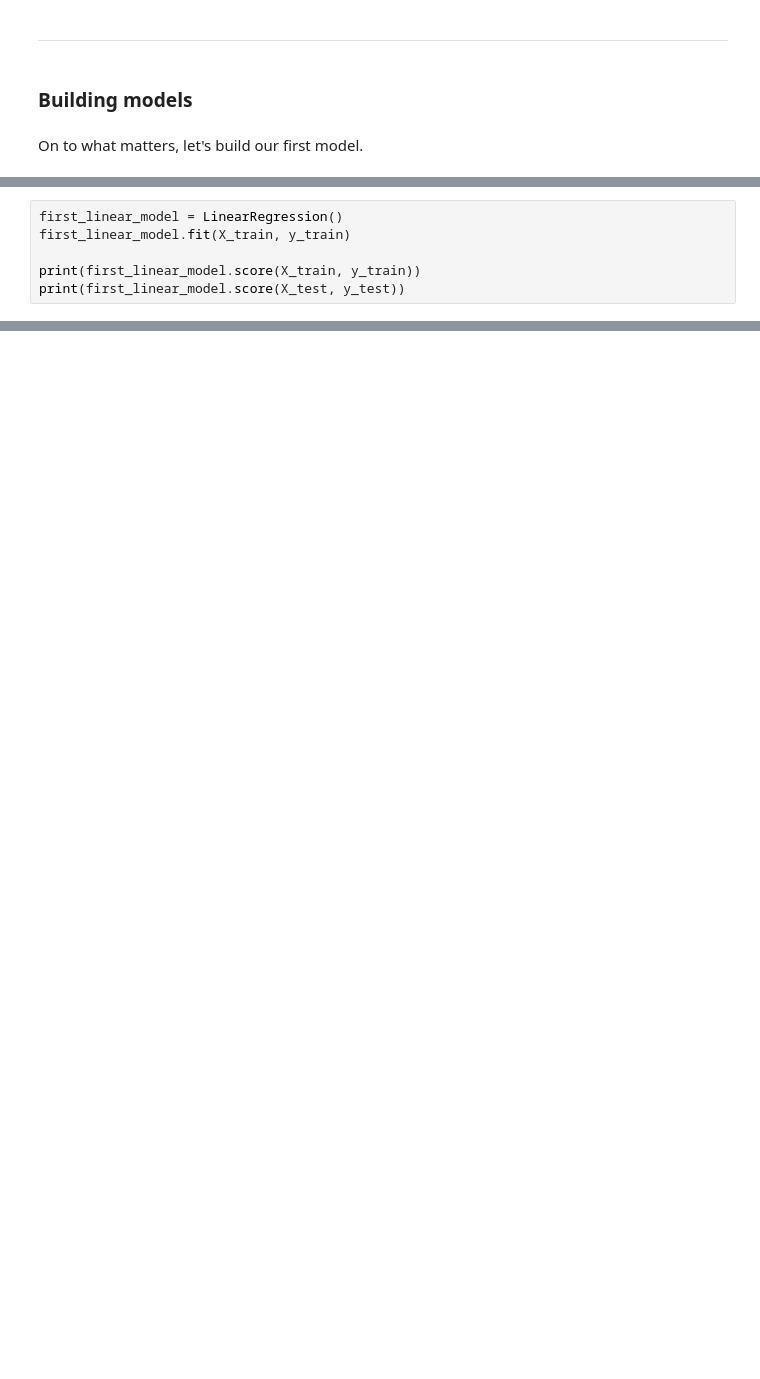
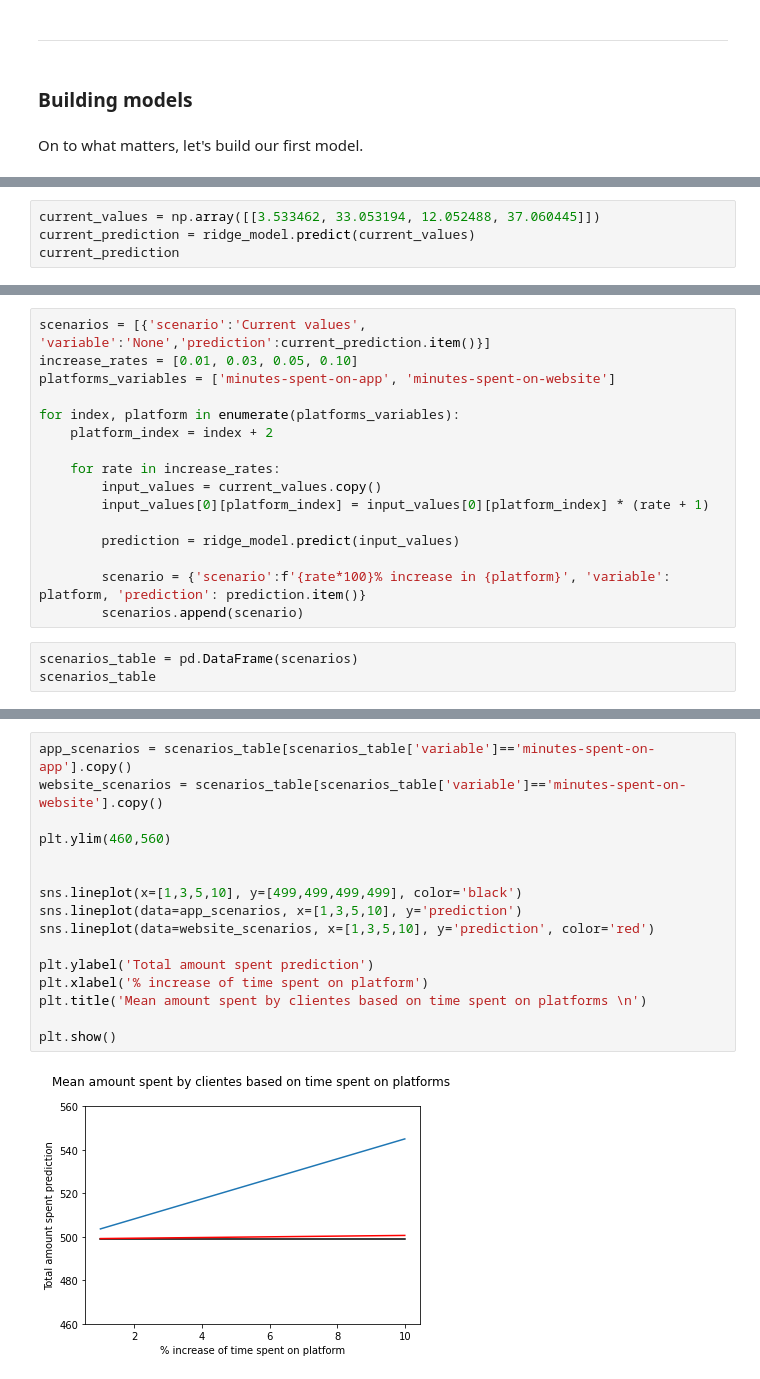
Before and after one commit to gasp37/e-commerce-platform-usage, a Jupyter notebook: e-commerce-platform.ipynb, the cells around one changed output, grey strips where cells are left out. Saved outputs shown, nothing was run; the diff lists cells and outputs as text; blank space fills up the shorter version.

Commit message:
Was chosen the best platform.

```diff
--- a/e-commerce-platform.ipynb
+++ b/e-commerce-platform.ipynb
@@ -111,6 +102,0 @@ X_train, X_test, y_train, y_test = train_test_split(X_unsplit, y_unsplit, test_s
-# %%
-first_linear_model = LinearRegression()
-first_linear_model.fit(X_train, y_train)
-
-print(first_linear_model.score(X_train, y_train))
-print(first_linear_model.score(X_test, y_test))
@@ -119,0 +182,4 @@ print(first_linear_model.score(X_test, y_test))
+# %%
+current_values = np.array([[3.533462, 33.053194, 12.052488, 37.060445]])
+current_prediction = ridge_model.predict(current_values)
+current_prediction
@@ -119,0 +190,19 @@ print(first_linear_model.score(X_test, y_test))
+# %%
+scenarios = [{'scenario':'Current values', 'variable':'None','prediction':current_prediction.item()}]
+increase_rates = [0.01, 0.03, 0.05, 0.10]
+platforms_variables = ['minutes-spent-on-app', 'minutes-spent-on-website']
+
+for index, platform in enumerate(platforms_variables):
+    platform_index = index + 2
+
+    for rate in increase_rates:
+        input_values = current_values.copy()
+        input_values[0][platform_index] = input_values[0][platform_index] * (rate + 1)
+
+        prediction = ridge_model.predict(input_values)
+
+        scenario = {'scenario':f'{rate*100}% increase in {platform}', 'variable': platform, 'prediction': prediction.item()}
+        scenarios.append(scenario)
+# %%
+scenarios_table = pd.DataFrame(scenarios)
+scenarios_table
@@ -119,0 +220,18 @@ print(first_linear_model.score(X_test, y_test))
+# %%
+app_scenarios = scenarios_table[scenarios_table['variable']=='minutes-spent-on-app'].copy()
+website_scenarios = scenarios_table[scenarios_table['variable']=='minutes-spent-on-website'].copy()
+
+plt.ylim(460,560)
+
+
+sns.lineplot(x=[1,3,5,10], y=[499,499,499,499], color='black')
+sns.lineplot(data=app_scenarios, x=[1,3,5,10], y='prediction')
+sns.lineplot(data=website_scenarios, x=[1,3,5,10], y='prediction', color='red')
+
+plt.ylabel('Total amount spent prediction')
+plt.xlabel('% increase of time spent on platform')
+plt.title('Mean amount spent by clientes based on time spent on platforms \n')
+
+plt.show()
+# %% [output]
+[figure, added]
```
Also changed, not shown: parts of 24 cells of this notebook.
